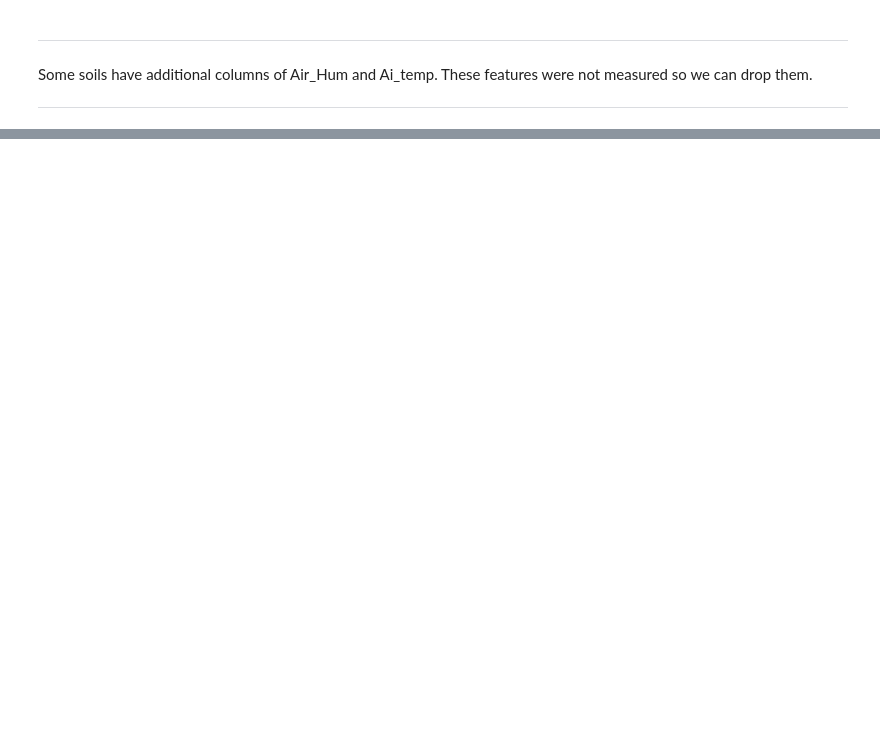
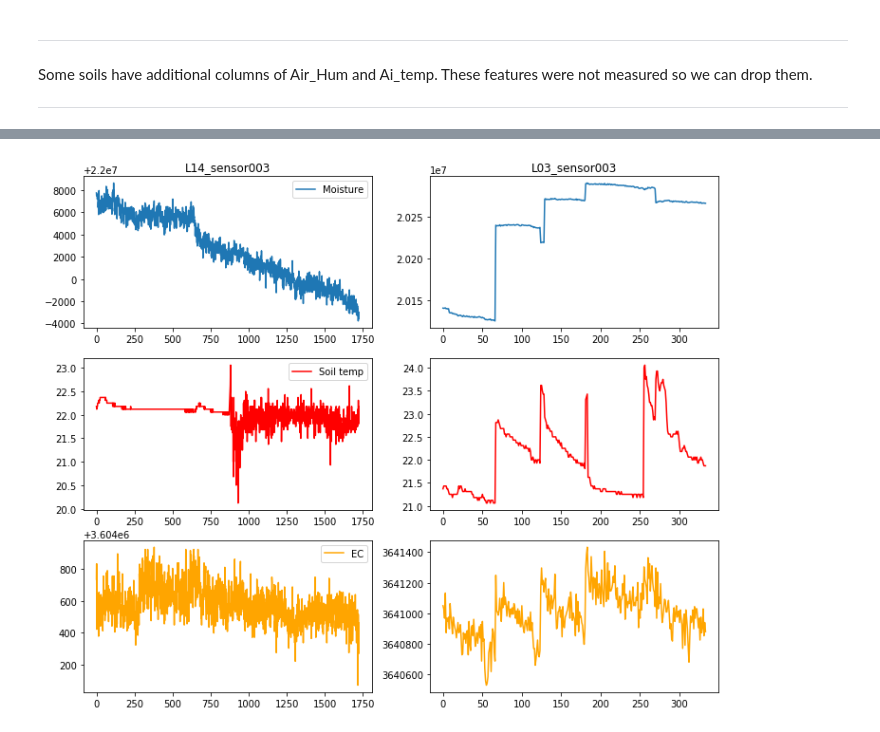
Before and after one commit to MarVig14/Data-project, a Jupyter notebook: development/Soil_analysis/Soil_analysis.ipynb, the cells around one changed output, grey strips where cells are left out. Saved outputs shown, nothing was run; the diff lists cells and outputs as text; code cells hidden in the pictures; blank space fills up the shorter version.

```diff
--- a/development/Soil_analysis/Soil_analysis.ipynb
+++ b/development/Soil_analysis/Soil_analysis.ipynb
@@ -87,7 +59,0 @@ We can see from graphs of moisture above, that each sensor gives different data.
-# %%
-for key,value in data.items():
-    data[key]['time'] = pd.to_datetime(data[key]['time'])
-    data[key].set_index('time', inplace = True)
-
-
-data['L14'].head()
@@ -114,0 +78,30 @@ data['L14'].head(20)
+# %%
+def plot_sensor003():
+    fig = plt.figure(figsize = (12, 10))
+    plt.subplot(3,2,1)
+    plt.plot(data['L14_sensor003']['Moisture'], label = 'Moisture')
+    plt.title('L14_sensor003')
+    plt.legend()
+
+    plt.subplot(3,2,2)
+    plt.plot(data['L03_sensor003']['Moisture'], label = 'Moisture')
+    plt.title('L03_sensor003')
+
+    plt.subplot(3,2,3)
+    plt.plot(data['L14_sensor003']['Soil_temp'], c = 'red', label = 'Soil temp')
+    plt.legend()
+
+    plt.subplot(3,2,4)
+    plt.plot(data['L03_sensor003']['Soil_temp'], c = 'red', label = 'Soil temp')
+
+    plt.subplot(3,2,5)
+    plt.plot(data['L14_sensor003']['EC'], c = 'orange', label = 'EC')
+    plt.legend()
+
+    plt.subplot(3,2,6)
+    plt.plot(data['L03_sensor003']['EC'], c = 'orange', label = 'EC')
+    return fig
+
+sensor003 = plot_sensor003()
+# %% [output]
+[figure, added]
```
Also changed, not shown: parts of 21 cells of this notebook.
